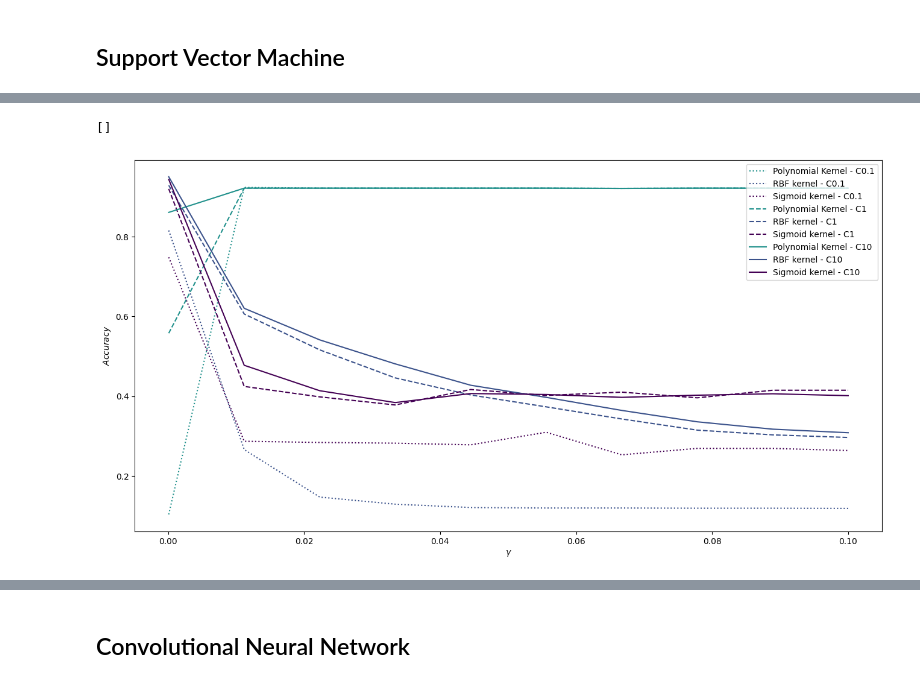
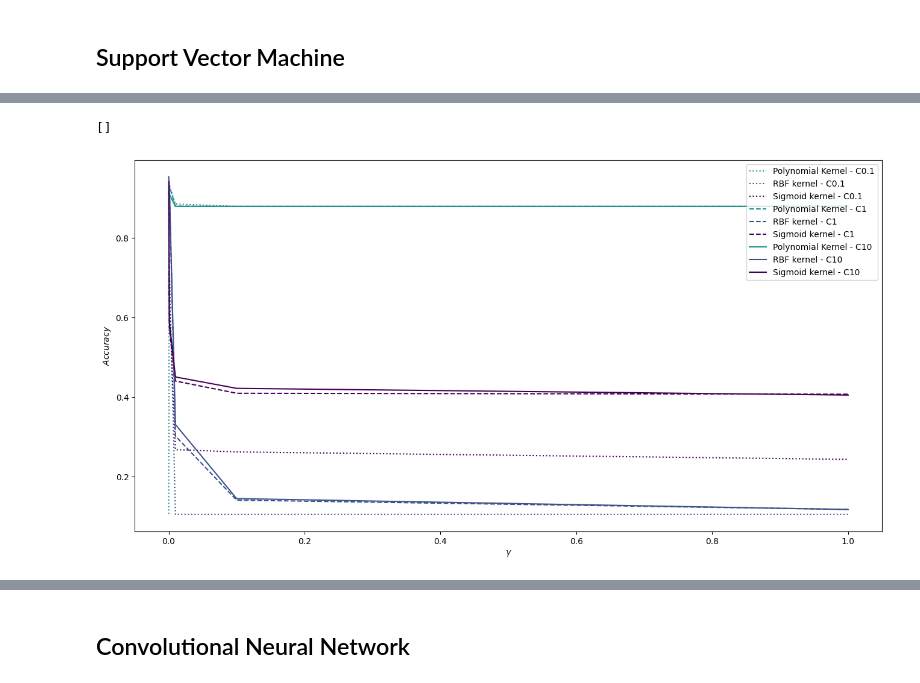
Before and after one commit to Squidez/projet_master, a Jupyter notebook: classification.ipynb, the cells around one changed output, grey strips where cells are left out. Drawn from its saved outputs; the diff is of its cells as text; code cells hidden in the pictures.

```diff
--- a/classification.ipynb
+++ b/classification.ipynb
@@ -167,3 +266,5 @@ Input Folder already exists.
+# %%
+DATASET_DIR = SMALL_DATASET_DIR
 # %% [markdown]
 ## Pré-traitement des données
 # %%
@@ -214,0 +332,14 @@ X_test = scaler.transform(X_test)
+# %%
+# Séparation en jeu d'entraînment et de test
+X_train, X_test, y_train, y_test = train_test_split(images,
+                                                    encoded_labels,
+                                                    test_size=0.3,
+                                                    random_state=1)
+
+# Standardisation des données
+scaler = StandardScaler()
+X_train = scaler.fit_transform(X_train)
+X_test = scaler.transform(X_test)
+
+print(f'train: {len(X_train)} individus')
+print(f'test: {len(X_test)} individus')
@@ -216,10 +350,13 @@ X_test = scaler.transform(X_test)
 ## k Nearest Neighbour
 # %%
 # Paramètres pour le nombre de voisins
-k_par = list(range(1, 31))
+k_par = list(range(1, 21))
+# Dictionnaire des paramètres
 param_dict = {'n_neighbors': k_par,
               'weights': ['uniform', 'distance']}
+# nombre de cross-validation
 n_cv = 4
+
 # Recherche sur grille avec CV
 knn_classifier = KNeighborsClassifier()
 grid_search_knn = GridSearchCV(knn_classifier,
@@ -327,9 +468,10 @@ pickle.dump(best_knn, knn_pickle)
 # %%
 #paramètres du SVC
 C = [0.1, 1, 10]
-gamma_par = [round(i,4) for i in np.linspace(0.0001, 0.1, 10)]
+gamma_par = [0.0001, 0.001, 0.01 ,0.1 ,1]#[round(i,4) for i in np.linspace(0.001, 1, 5)]
 kernels = ['poly', 'rbf', 'sigmoid']
 
+# Dictionnaire des paramètres
 param_dict = {'C': C,
               'gamma': gamma_par,
               'kernel': kernels}
@@ -372,41 +513,41 @@ GridSearchCV(cv=4, estimator=SVC(),
 # %%
 #exactitude moyenne par cv (renvoie une liste des scores avec les trois kernels)
 accuracy = grid_search_svm.cv_results_['mean_test_score']
 
 #récupération du score pour chaque kernel C=0.1
-poly_accuracy_c1 = accuracy[0::3][0:10]
-rbf_accuracy_c1 = accuracy[1::3][0:10]
-sig_accuracy_c1 = accuracy[2::3][0:10]
+poly_accuracy_c1 = accuracy[0::3][0:5]
+rbf_accuracy_c1 = accuracy[1::3][0:5]
+sig_accuracy_c1 = accuracy[2::3][0:5]
 
 #récupération du score pour chaque kernel C=1
-poly_accuracy_c2 = accuracy[0::3][10:20]
-rbf_accuracy_c2 = accuracy[1::3][10:20]
-sig_accuracy_c2 = accuracy[2::3][10:20]
+poly_accuracy_c2 = accuracy[0::3][5:10]
+rbf_accuracy_c2 = accuracy[1::3][5:10]
+sig_accuracy_c2 = accuracy[2::3][5:10]
 
 #récupération du score pour chaque kernel C=10
-poly_accuracy_c3 = accuracy[0::3][20:30]
-rbf_accuracy_c3 = accuracy[1::3][20:30]
-sig_accuracy_c3 = accuracy[2::3][20:30]
+poly_accuracy_c3 = accuracy[0::3][10:]
+rbf_accuracy_c3 = accuracy[1::3][10:]
+sig_accuracy_c3 = accuracy[2::3][10:]
 
-#Graphique pour de l'exactitude en fonction de lambda
+# Graphique pour de l'exactitude en fonction de gamma pour chaque kernel et C
 fig, ax = plt.subplots(figsize=(16,8))
 ax.plot(gamma_par, poly_accuracy_c1, c='#21918c', linestyle='dotted', label=f'Polynomial Kernel - C{C[0]}')
 ax.plot(gamma_par, rbf_accuracy_c1, c='#3b528b', linestyle='dotted', label=f'RBF kernel - C{C[0]}')
 ax.plot(gamma_par, sig_accuracy_c1, c='#440154', linestyle='dotted',label=f'Sigmoid kernel - C{C[0]}')
 
 ax.plot(gamma_par, poly_accuracy_c2, c='#21918c', linestyle='dashed', label=f'Polynomial Kernel - C{C[1]}')
 ax.plot(gamma_par, rbf_accuracy_c2, c='#3b528b', linestyle='dashed', label=f'RBF kernel - C{C[1]}')
 ax.plot(gamma_par, sig_accuracy_c2, c='#440154', linestyle='dashed', label=f'Sigmoid kernel - C{C[1]}')
 
 ax.plot(gamma_par, poly_accuracy_c3, c='#21918c', label=f'Polynomial Kernel - C{C[2]}')
 ax.plot(gamma_par, rbf_accuracy_c3, c='#3b528b', label=f'RBF kernel - C{C[2]}')
 ax.plot(gamma_par, sig_accuracy_c3, c='#440154', label=f'Sigmoid kernel - C{C[2]}')
 
 ax.set_xlabel('$\gamma$')
 ax.set_ylabel('$Accuracy$')
 ax.legend(loc='upper right')
 plt.plot()
 # %% [output]
 []
-[figure, old version]
+[figure, new version]
 # %%
```
Also changed, not shown: parts of 52 cells of this notebook, 1 other file.
